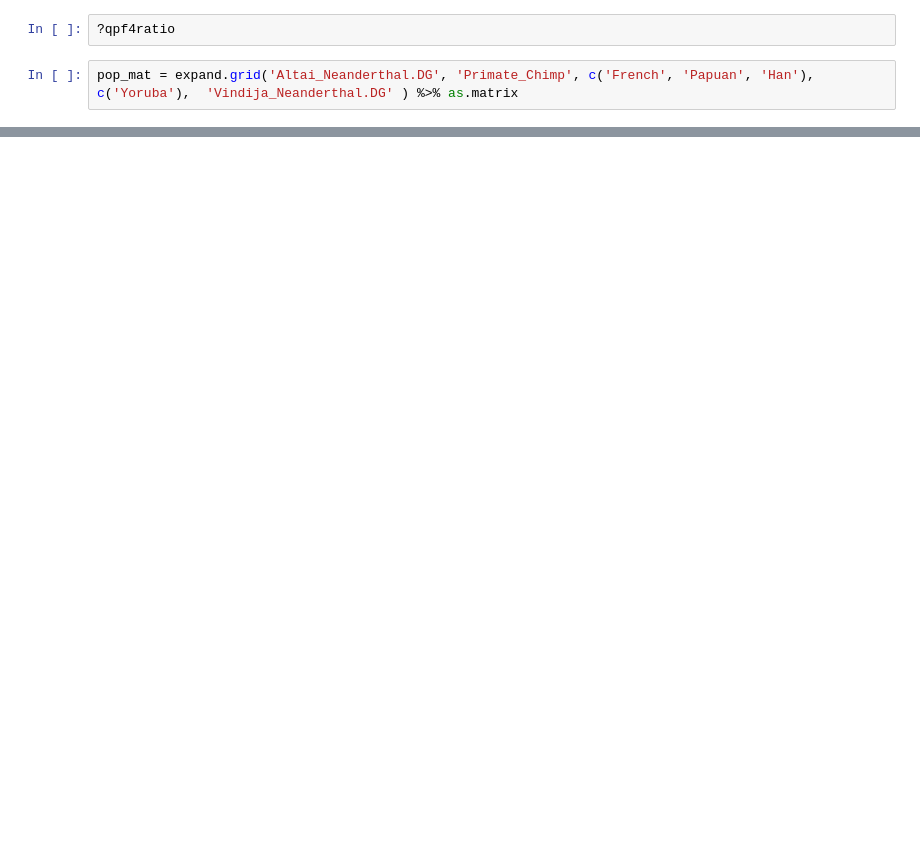
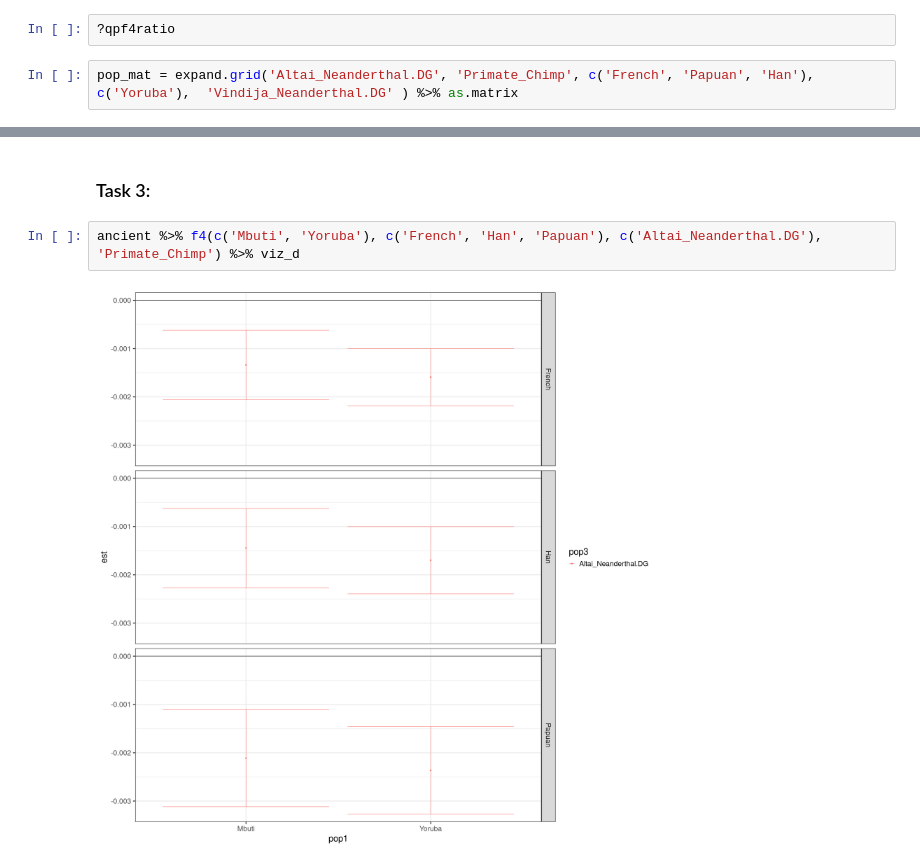
Before and after one commit to popgenDK/courses, a Jupyter notebook: summer2023/DfFstats/popgen23_f_stats.ipynb, the cells around one changed output, grey strips where cells are left out. Saved outputs shown, nothing was run; the diff lists cells and outputs as text; blank space fills up the shorter version.

```diff
--- a/summer2023/DfFstats/popgen23_f_stats.ipynb
+++ b/summer2023/DfFstats/popgen23_f_stats.ipynb
@@ -240,0 +263,6 @@ pop_mat = expand.grid('Altai_Neanderthal.DG', 'Primate_Chimp', c('French', 'Papu
+# %% [markdown]
+### Task 3:
+# %%
+ancient %>% f4(c('Mbuti', 'Yoruba'), c('French', 'Han', 'Papuan'), c('Altai_Neanderthal.DG'), 'Primate_Chimp') %>% viz_d
+# %% [output]
+[figure, added]
```
Also changed, not shown: parts of 13 cells of this notebook.
